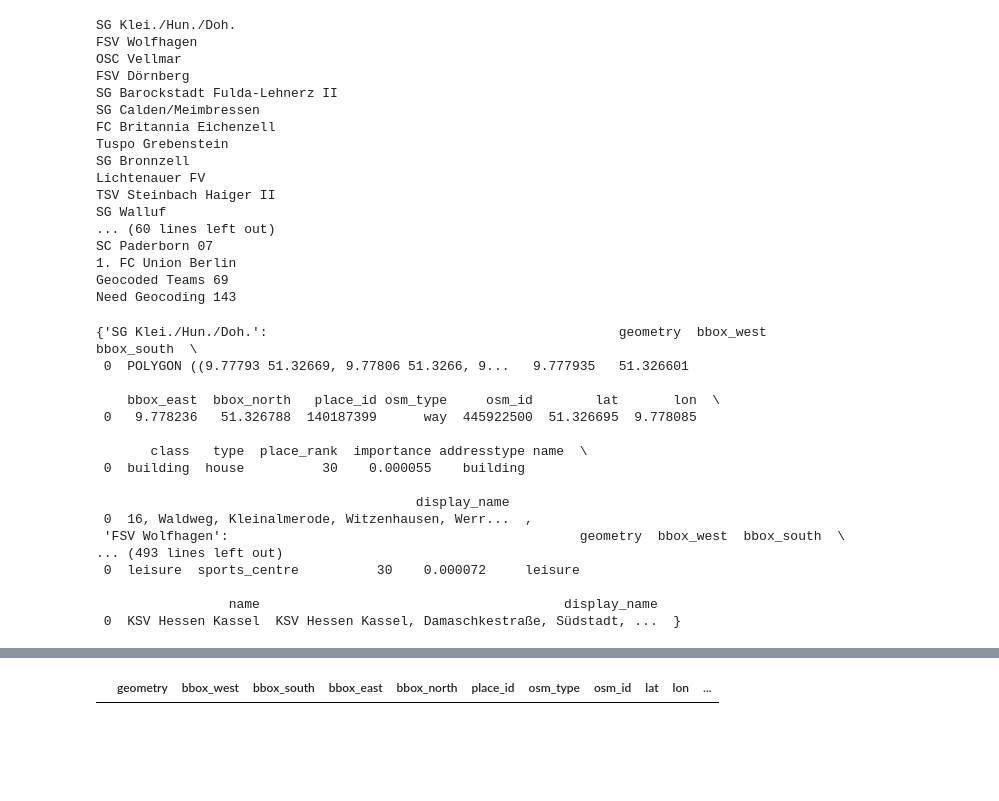
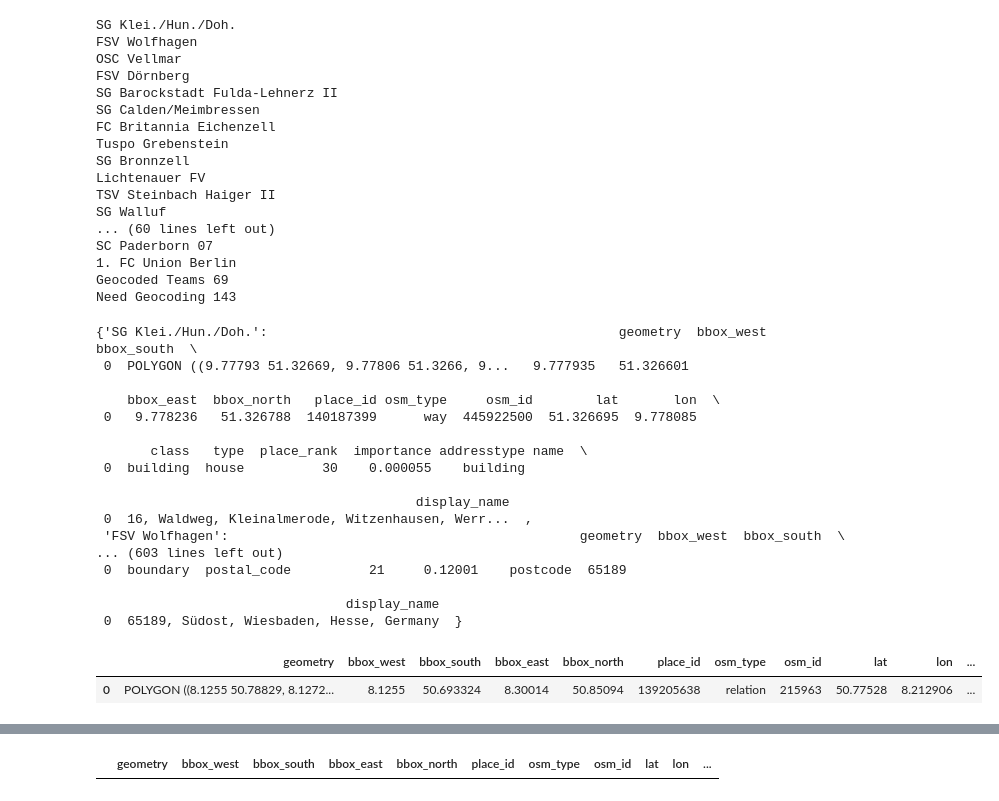
Before and after one commit to RandyNelsonJ/hessen_fussball, a Jupyter notebook: src/hessen_fussball/explore.ipynb, the cells around one changed output, grey strips where cells are left out. Cells and saved outputs as stored; diff of their text form; code cells hidden in the pictures; blank space fills up the shorter version.

```diff
--- a/src/hessen_fussball/explore.ipynb
+++ b/src/hessen_fussball/explore.ipynb
@@ -103,7 +103,7 @@ Need Geocoding 143
 # %%
 manually_geocoded = {}
 # %%
-manually_geocoded["SGV Heilbronn-Freiberg"] = ox.geocode_to_gdf('KSV Hessen Kassel')
+manually_geocoded["SV Wehen Wiesbaden"] = ox.geocode_to_gdf('65189 Wiesbaden')
 pd.concat([v for k, v in manually_geocoded.items()]).to_csv('manually_geocoded.csv', index=False)
 manually_geocoded
 # %% [output]
@@ -119,11 +119,16 @@ manually_geocoded
                                          display_name
  0  16, Waldweg, Kleinalmerode, Witzenhausen, Werr...  ,
  'FSV Wolfhagen':                                             geometry  bbox_west  bbox_south  \
-... (493 lines left out)
- 0  leisure  sports_centre          30    0.000072     leisure
+... (603 lines left out)
+ 0  boundary  postal_code          21     0.12001    postcode  65189
 
-                 name                                       display_name
- 0  KSV Hessen Kassel  KSV Hessen Kassel, Damaschkestraße, Südstadt, ...  }
+                                display_name
+ 0  65189, Südost, Wiesbaden, Hesse, Germany  }
+# %%
+manually_geocoded['TSV Steinbach Haiger']
+# %% [output]
+|  | geometry | bbox_west | bbox_south | bbox_east | bbox_north | place_id | osm_type | osm_id | lat | lon | ... |
+| 0 | POLYGON ((8.1255 50.78829, 8.1272... | 8.1255 | 50.693324 | 8.30014 | 50.85094 | 139205638 | relation | 215963 | 50.77528 | 8.212906 | ... |
 # %%
 gdf = pd.concat(gdf_list)
 gdf = gdf.to_crs(CRS)
```
Also changed, not shown: 6 other files.
